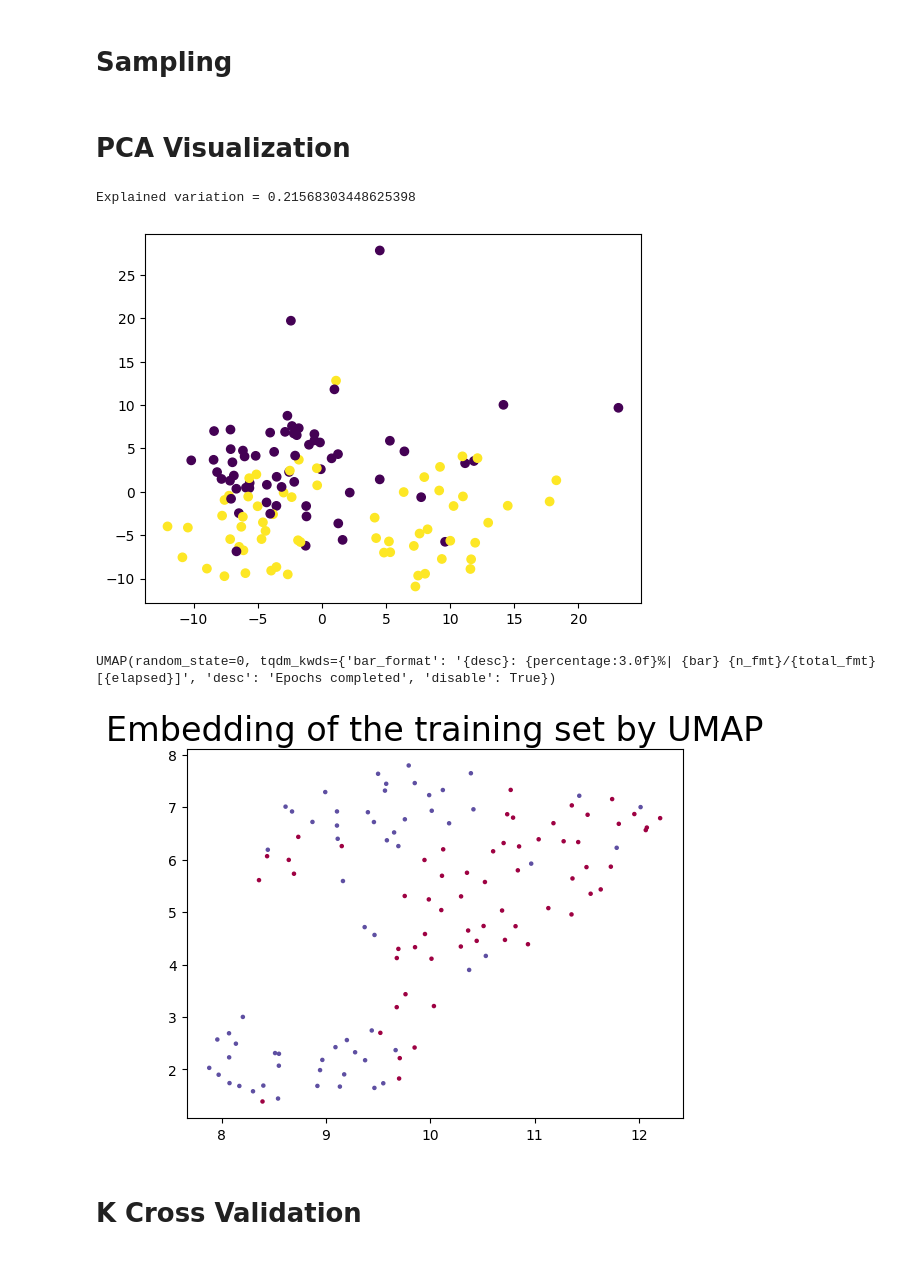
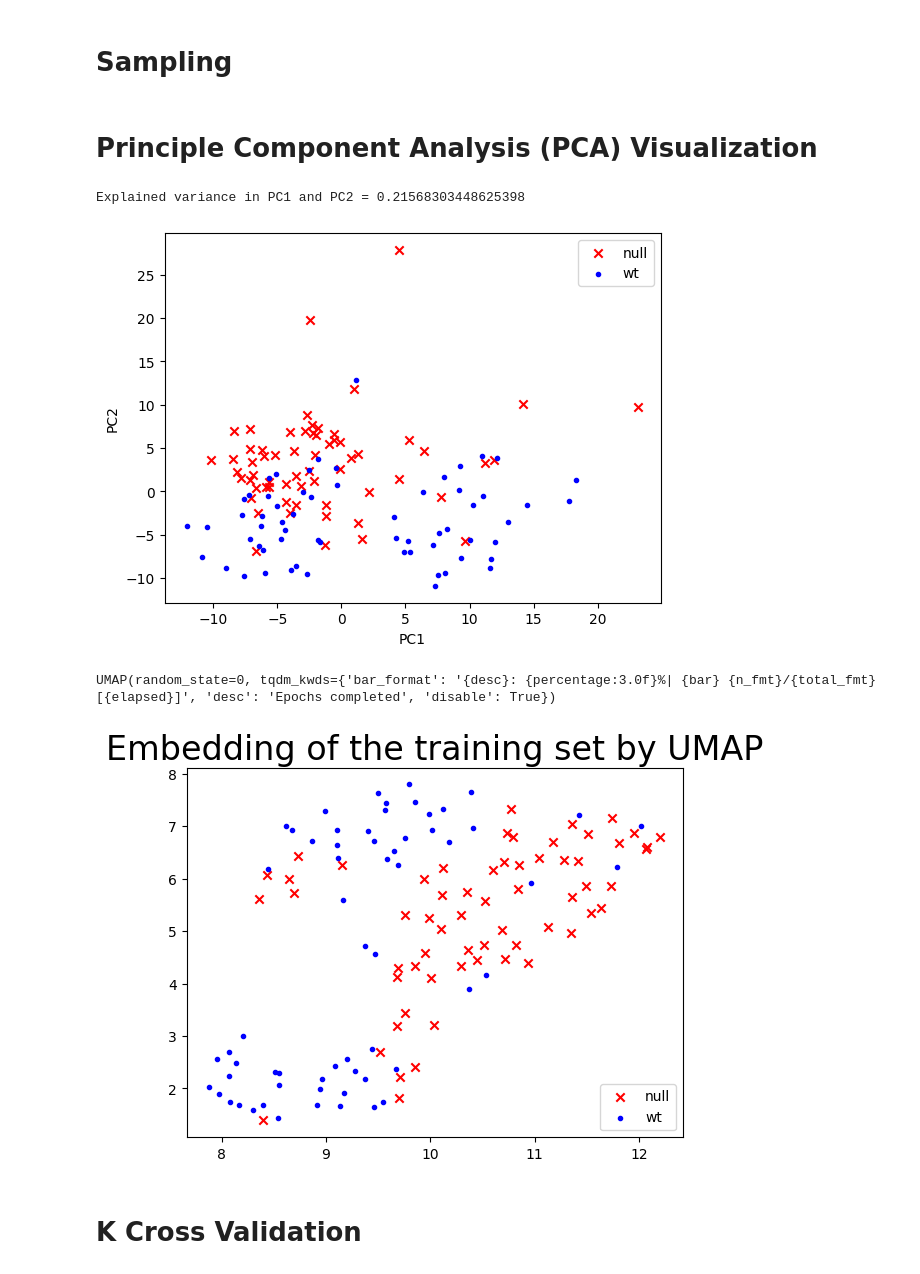
Before and after one commit to WayScience/NF1_SchwannCell_data_analysis, a Jupyter notebook: nf1_cellprofiler_classifier_fs_all_cellprofiler_all_feat_perfect.ipynb, the cells around one changed output. Cells and saved outputs as stored; diff of their text form; code cells hidden in the pictures.

```diff
--- a/nf1_cellprofiler_classifier_fs_all_cellprofiler_all_feat_perfect.ipynb
+++ b/nf1_cellprofiler_classifier_fs_all_cellprofiler_all_feat_perfect.ipynb
@@ -48,27 +57,36 @@ traindf, testdf = train_test_split(dsamp_featdf, random_state=rnd_val, shuffle=T
 train_feat = traindf.to_numpy()
 test_feat = testdf.to_numpy()
 # %% [markdown]
-# PCA Visualization
+# Principle Component Analysis (PCA) Visualization
+# %%
+null_idx = np.nonzero(train_feat[:,-1] == 0)[0]
+wt_idx = np.nonzero(train_feat[:,-1] != 0)[0]
 # %%
 pca = PCA(n_components=2)
 pca_features = pca.fit_transform(train_feat[:,0:-1])
-print(f'Explained variation = {np.sum(pca.explained_variance_ratio_)}')
-
-plt.scatter(pca_features[:,0],pca_features[:,1], c=train_feat[:,-1])
+print(f'Explained variance in PC1 and PC2 = {np.sum(pca.explained_variance_ratio_)}')
+null = plt.scatter(pca_features[null_idx,0],pca_features[null_idx,1], marker='x', color='r')
+wt = plt.scatter(pca_features[wt_idx,0],pca_features[wt_idx,1], marker='.', color='b')
+plt.xlabel('PC1')
+plt.ylabel('PC2')
+plt.legend((null, wt), ('null', 'wt'))
 plt.show()
 # %% [output]
-Explained variation = 0.21568303448625398
+Explained variance in PC1 and PC2 = 0.21568303448625398
-[figure, old version]
+[figure, new version]
 # %%
 reducer = umap.UMAP(random_state=rnd_val)
 reducer.fit(train_feat[:,0:-1])
 # %% [output]
 UMAP(random_state=0, tqdm_kwds={'bar_format': '{desc}: {percentage:3.0f}%| {bar} {n_fmt}/{total_fmt} [{elapsed}]', 'desc': 'Epochs completed', 'disable': True})
 # %%
-plt.scatter(reducer.embedding_[:, 0], reducer.embedding_[:, 1], s= 5, c=train_feat[:,-1], cmap='Spectral')
-plt.title('Embedding of the training set by UMAP', fontsize=24);
+null = plt.scatter(reducer.embedding_[null_idx,0],reducer.embedding_[null_idx,1], marker='x', color='r')
+wt = plt.scatter(reducer.embedding_[wt_idx,0],reducer.embedding_[wt_idx,1], marker='.', color='b')
+plt.title('Embedding of the training set by UMAP', fontsize=24)
+plt.legend((null, wt), ('null', 'wt'), loc='lower right')
+plt.show()
 # %% [output]
-[figure, old version]
+[figure, new version]
 # %% [markdown]
 # K Cross Validation
 # %%
```
Also changed, not shown: parts of 8 cells of this notebook, 1 other file.
